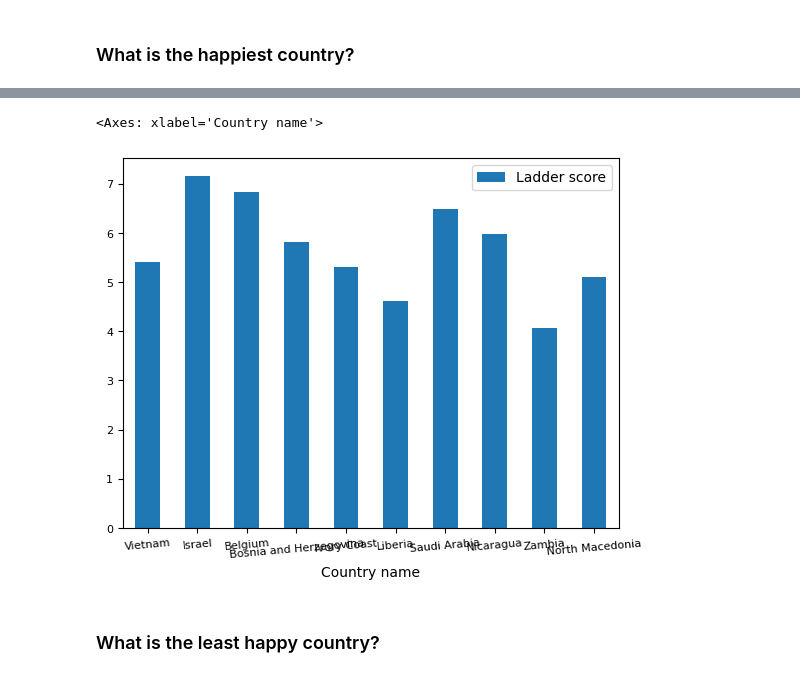
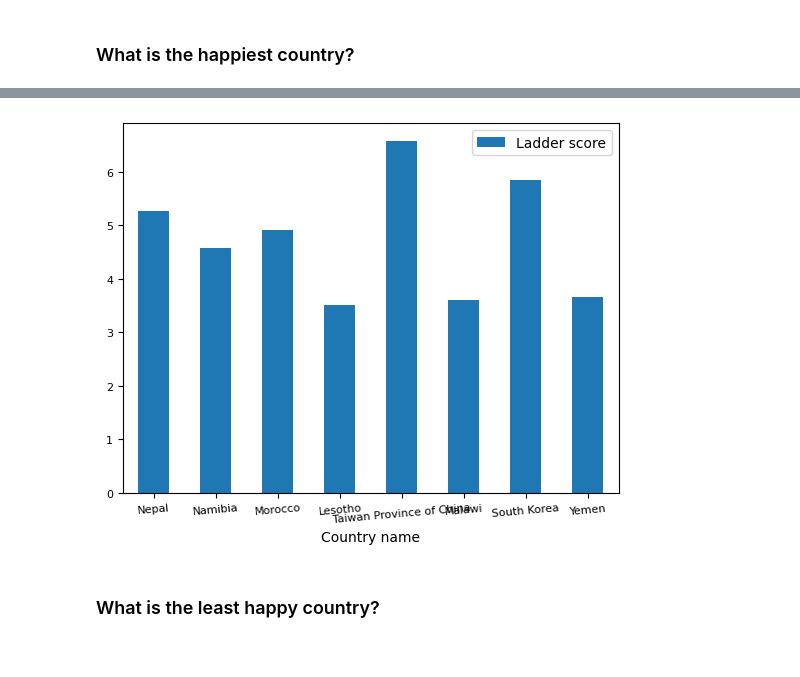
Before and after one commit to Leo-SLC/Project_1, a Jupyter notebook: HappinessResearch.ipynb, the cells around one changed output, grey strips where cells are left out. Saved outputs shown, nothing was run; the diff lists cells and outputs as text; code cells hidden in the pictures.

```diff
--- a/HappinessResearch.ipynb
+++ b/HappinessResearch.ipynb
@@ -96,12 +89,13 @@ The mean and meadian Happines Ladder scores are 5.532838926174497 and 5.534 resp
 # %%
 #Plot Happiness by Country
-happy_country_plot = happiest_country_clean_df.sort_values('Ladder score', ascending=False).sample(10)
+happy_country_plot = happiest_country_clean_df.sort_values('Ladder score', ascending=False).sample(8)
 
 
 happy_country_plot.plot(x="Country name", y="Ladder score", kind="bar", rot=5, fontsize=8)
+
+plt.savefig('Output_figs/Happiness_graph.png')
 # %% [output]
-<Axes: xlabel='Country name'>
-[figure, old version]
+[figure, new version]
 # %% [markdown]
 ### What is the least happy country?
 # %%
```
Also changed, not shown: parts of 5 cells of this notebook, 5 other files.
